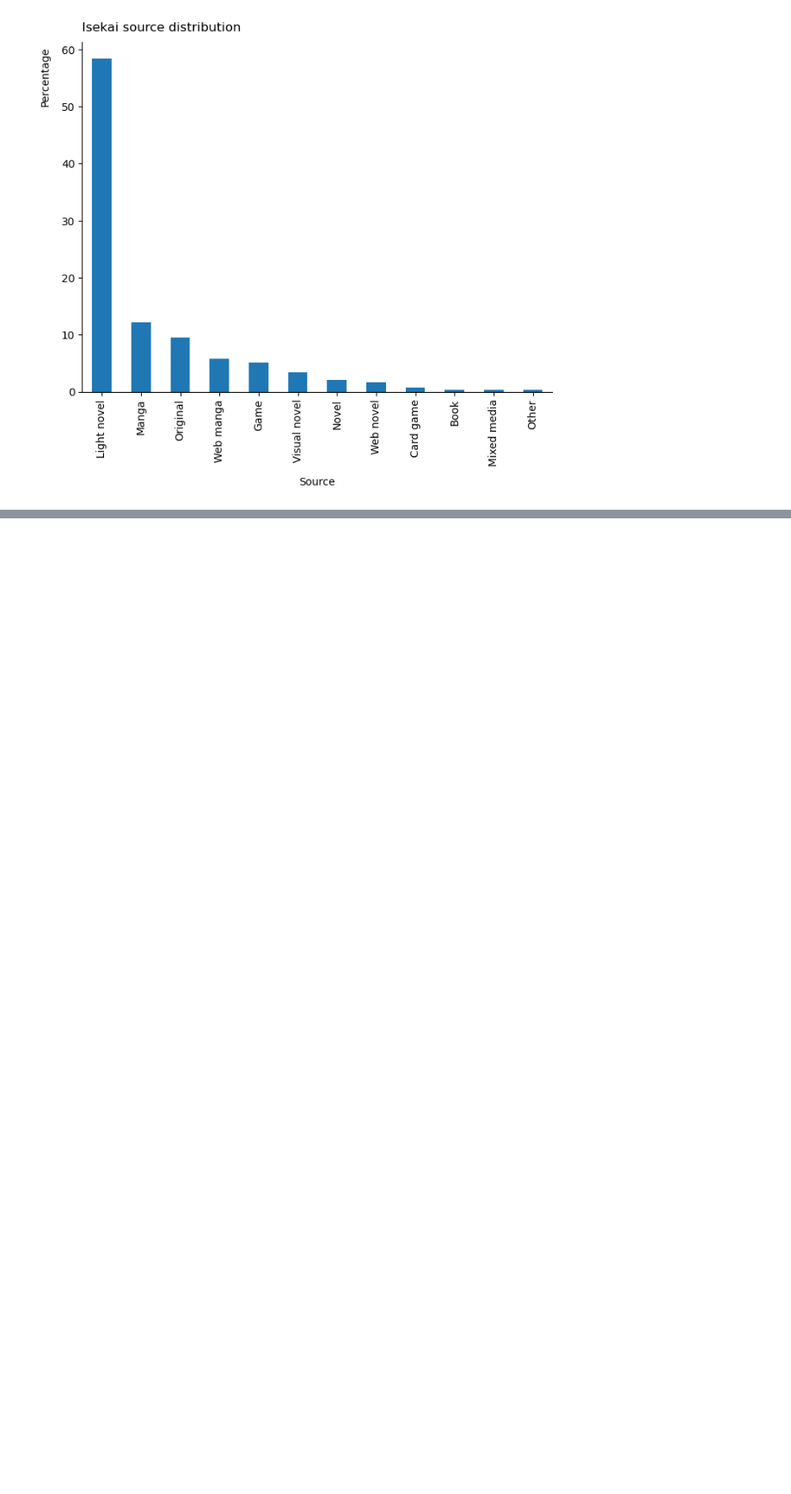
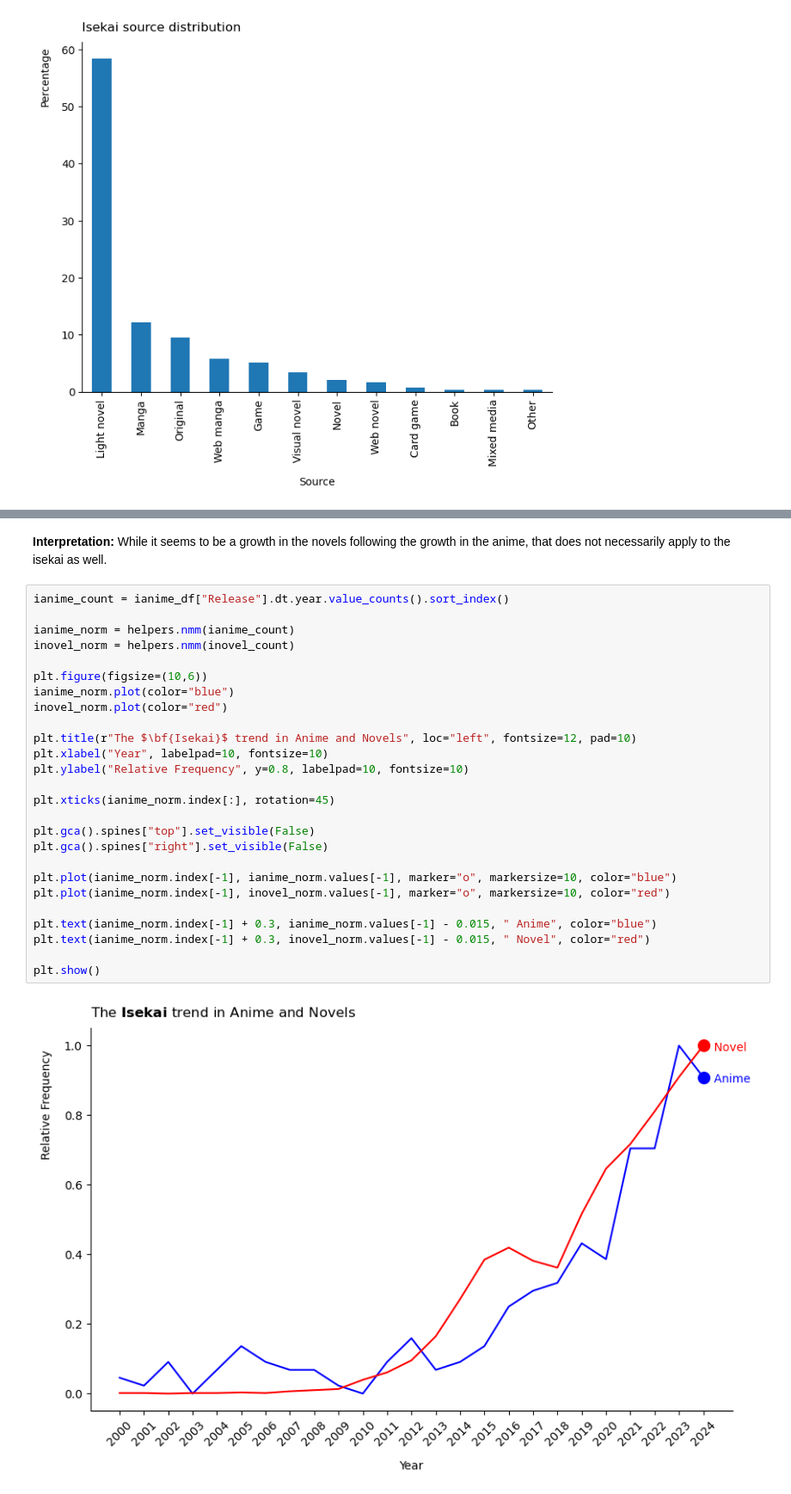
Before and after one commit to Andres-pixel35/isekai-growth-analysis, a Jupyter notebook: notebooks/notebook_3.ipynb, the cells around one changed output, grey strips where cells are left out. Shown at 86% size. Drawn from its saved outputs; the diff is of its cells as text; blank space fills up the shorter version.

```diff
--- a/notebooks/notebook_3.ipynb
+++ b/notebooks/notebook_3.ipynb
@@ -140,0 +200,30 @@ plt.show()
+# %% [markdown]
+**Interpretation:** While it seems to be a growth in the novels following the growth in the anime, that does not necessarily apply to the isekai as well.
+# %%
+ianime_count = ianime_df["Release"].dt.year.value_counts().sort_index()
+
+ianime_norm = helpers.nmm(ianime_count)
+inovel_norm = helpers.nmm(inovel_count)
+
+plt.figure(figsize=(10,6))
+ianime_norm.plot(color="blue")
+inovel_norm.plot(color="red")
+
+plt.title(r"The $\bf{Isekai}$ trend in Anime and Novels", loc="left", fontsize=12, pad=10)
+plt.xlabel("Year", labelpad=10, fontsize=10)
+plt.ylabel("Relative Frequency", y=0.8, labelpad=10, fontsize=10)
+
+plt.xticks(ianime_norm.index[:], rotation=45)
+
+plt.gca().spines["top"].set_visible(False)
+plt.gca().spines["right"].set_visible(False)
+
+plt.plot(ianime_norm.index[-1], ianime_norm.values[-1], marker="o", markersize=10, color="blue")
+plt.plot(ianime_norm.index[-1], inovel_norm.values[-1], marker="o", markersize=10, color="red")
+
+plt.text(ianime_norm.index[-1] + 0.3, ianime_norm.values[-1] - 0.015, " Anime", color="blue")
+plt.text(ianime_norm.index[-1] + 0.3, inovel_norm.values[-1] - 0.015, " Novel", color="red")
+
+plt.show()
+# %% [output]
+[figure, added]
```
Also changed, not shown: parts of 18 cells of this notebook, 1 other file.
